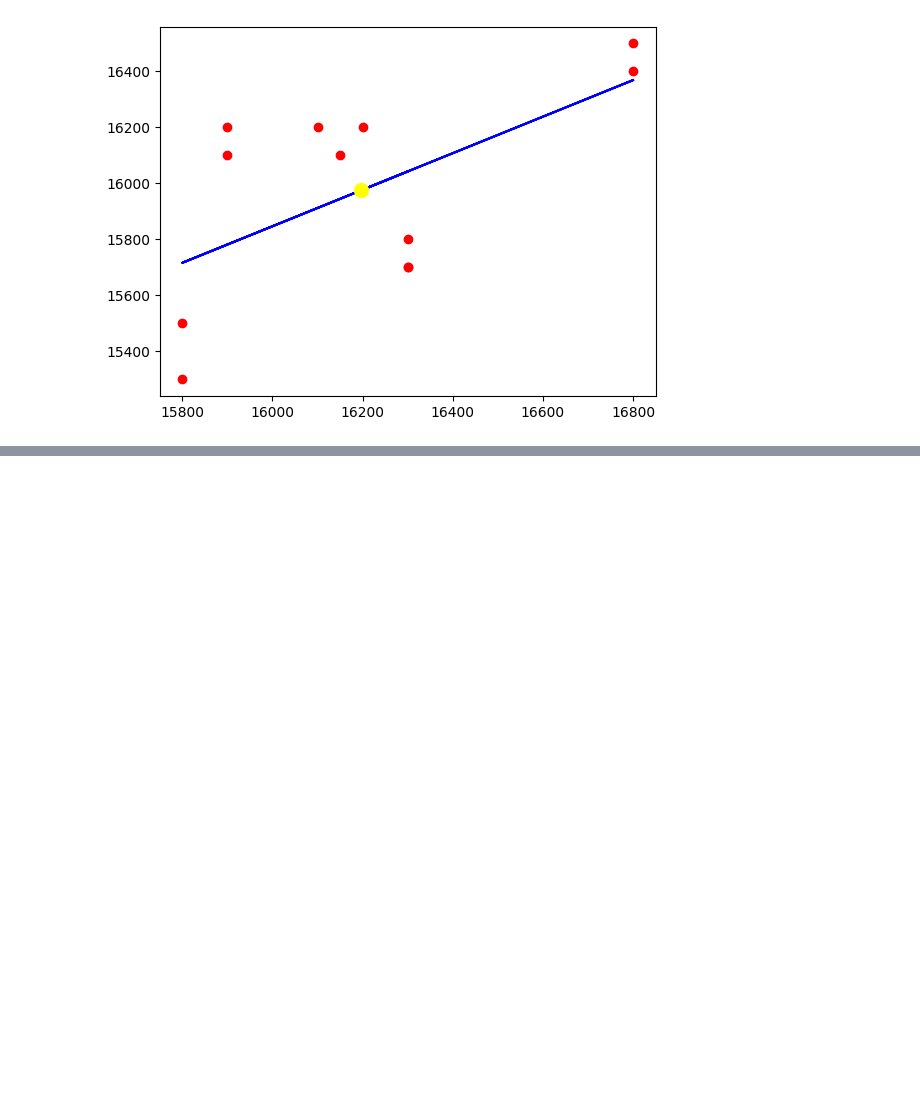
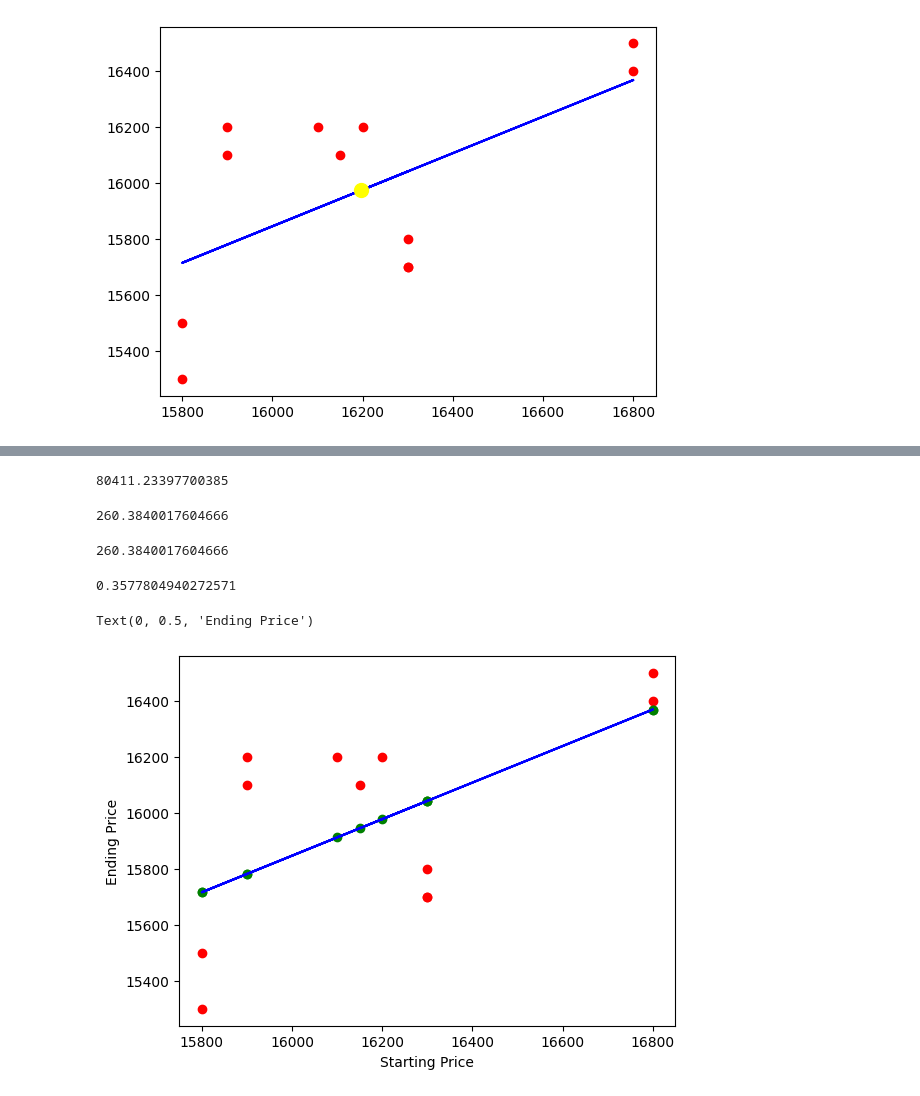
Before and after one commit to MottuqeBrid/learn-pandas, a Jupyter notebook: 4 scikit-learn.ipynb, the cells around one changed output, grey strips where cells are left out. Drawn from its saved outputs; the diff is of its cells as text; code cells hidden in the pictures; blank space fills up the shorter version.

```diff
--- a/4 scikit-learn.ipynb
+++ b/4 scikit-learn.ipynb
@@ -90,3 +90,7 @@ plt.plot(x.mean(),y.mean(),color="yellow",marker="o",markersize=10)
 # %% [output]
 [<matplotlib.lines.Line2D at 0x...>]
 [figure]
+# %%
+df["Predicted Ending (USD)"]=reg.predict(x)
+df["Loss"]=df["Ending (USD)"]-df["Predicted Ending (USD)"]
+df.head()
@@ -92,0 +104,29 @@ plt.plot(x.mean(),y.mean(),color="yellow",marker="o",markersize=10)
+# %%
+# MSE and MAE
+from sklearn.metrics import mean_squared_error, mean_absolute_error
+mse=mean_squared_error(df["Ending (USD)"],df["Predicted Ending (USD)"])
+mse
+# %% [output]
+80411.23397700385
+# %%
+mae=mean_absolute_error(df["Ending (USD)"],df["Predicted Ending (USD)"])
+mae
+# %% [output]
+260.3840017604666
+# %%
+sum(df["Loss"].abs())/len(df["Loss"])
+# %% [output]
+260.3840017604666
+# %%
+reg.score(x,y)
+# %% [output]
+0.3577804940272571
+# %%
+plt.plot(x,reg.predict(x),color="blue")
+plt.scatter(df["Starting (USD)"],df["Ending (USD)"],color="red")
+plt.scatter(df["Starting (USD)"],reg.predict(x),color="green")
+plt.xlabel("Starting Price")
+plt.ylabel("Ending Price")
+# %% [output]
+Text(0, 0.5, 'Ending Price')
+[figure, added]
```
Also changed, not shown: parts of 1 cell of this notebook.
